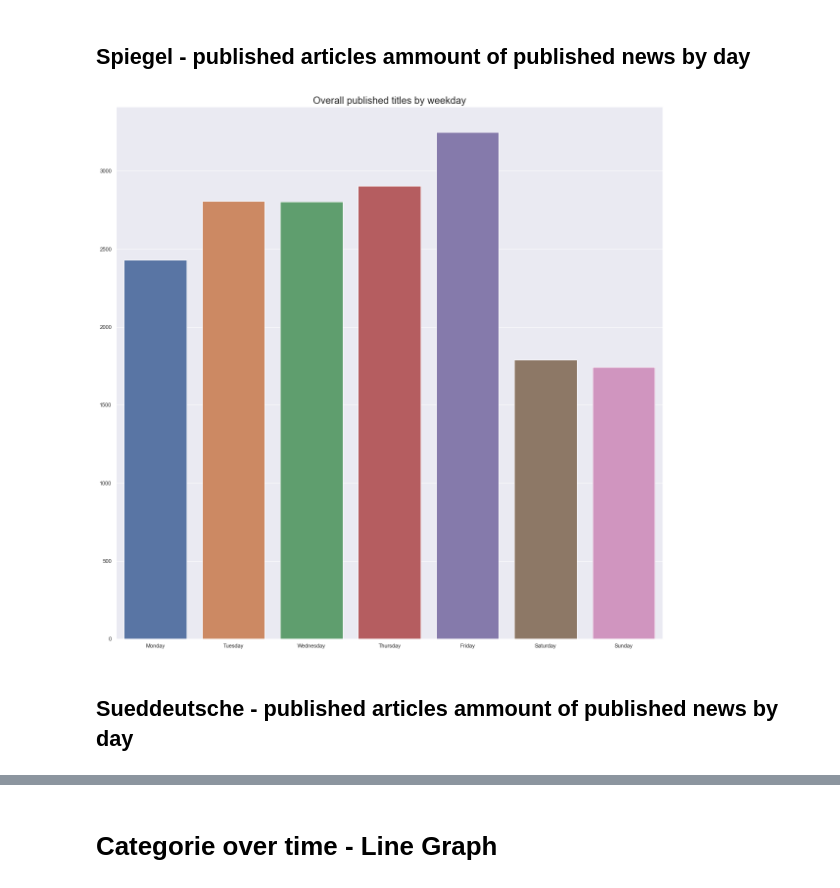
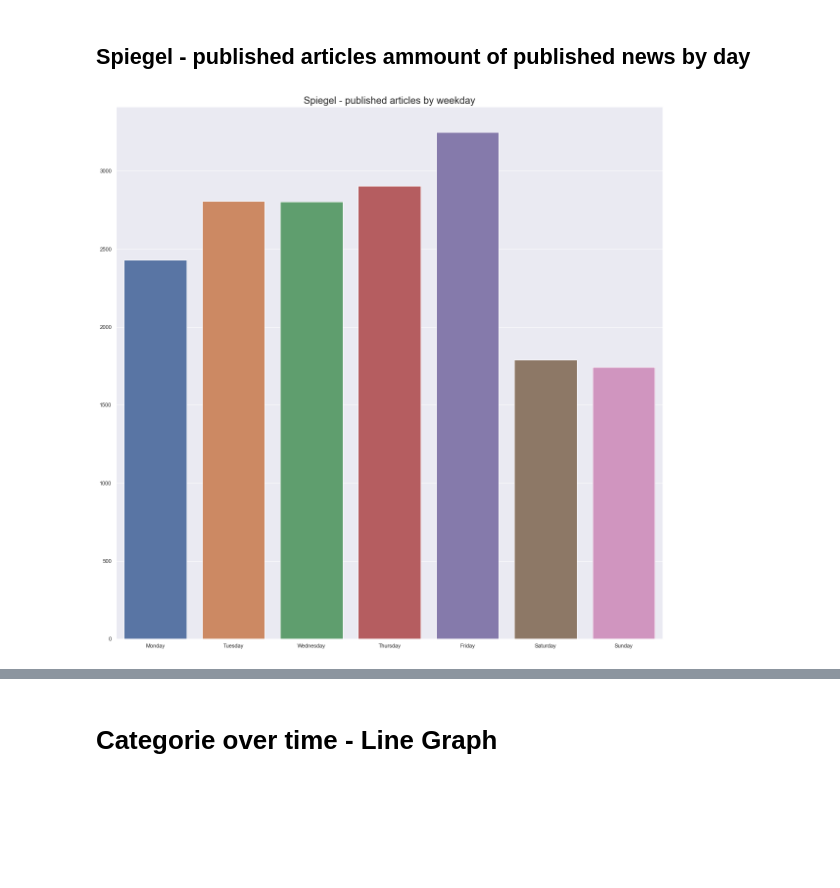
Before and after one commit to JanSchuck/Bachelorthesis, a Jupyter notebook: Analysis/Analysis_Categories.ipynb, the cells around one changed output, grey strips where cells are left out. Cells and saved outputs as stored; diff of their text form; code cells hidden in the pictures; blank space fills up the shorter version.

```diff
--- a/Analysis/Analysis_Categories.ipynb
+++ b/Analysis/Analysis_Categories.ipynb
@@ -336,28 +336,26 @@ plt.savefig("/Users/jan/Documents/Python_Projects/Bachelorthesis/Analysis/Plots/
 # %%
 unexploded_DF =  DataFrame.copy()
 
 unexploded_DF = unexploded_DF.loc[unexploded_DF["News_page"] == "Spiegel"]
 
 unexploded_DF["weekday_name"] = unexploded_DF['Date_Info'].dt.day_name()
 
 day_size_order = CategoricalDtype(
     ['Monday', 'Tuesday', 'Wednesday', 'Thursday', 'Friday', "Saturday", "Sunday"],
     ordered=True
 )
 unexploded_DF['weekday_name'] = unexploded_DF['weekday_name'].astype(day_size_order)
 
 weekday_count = unexploded_DF["weekday_name"].value_counts().sort_values()
 
 values = weekday_count.values
 keys = weekday_count.keys()
 
-plt.title("Overall published titles by weekday",fontdict=font_dict)
+plt.title("Spiegel - published articles by weekday",fontdict=font_dict)
 
 # plotting data on chart
 sns.barplot(x = keys,y=values)
 
 plt.savefig("/Users/jan/Documents/Python_Projects/Bachelorthesis/Analysis/Plots/Kategorien/Overall_published_titles_by_weekday.png")
 # %% [output]
-[figure, old version]
+[figure, new version]
-# %% [markdown]
-## Sueddeutsche - published articles ammount of published news by day
```
Also changed, not shown: parts of 3 cells of this notebook.
